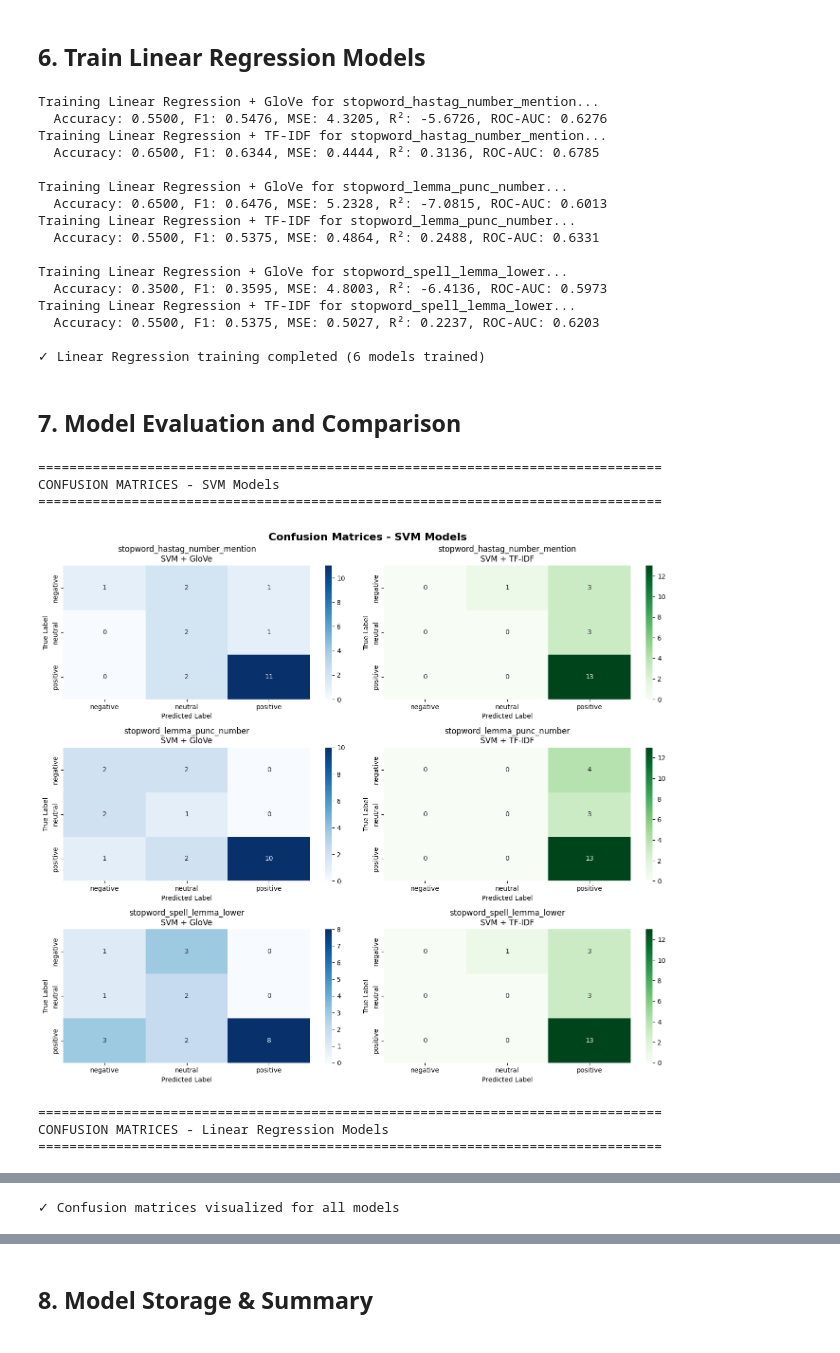
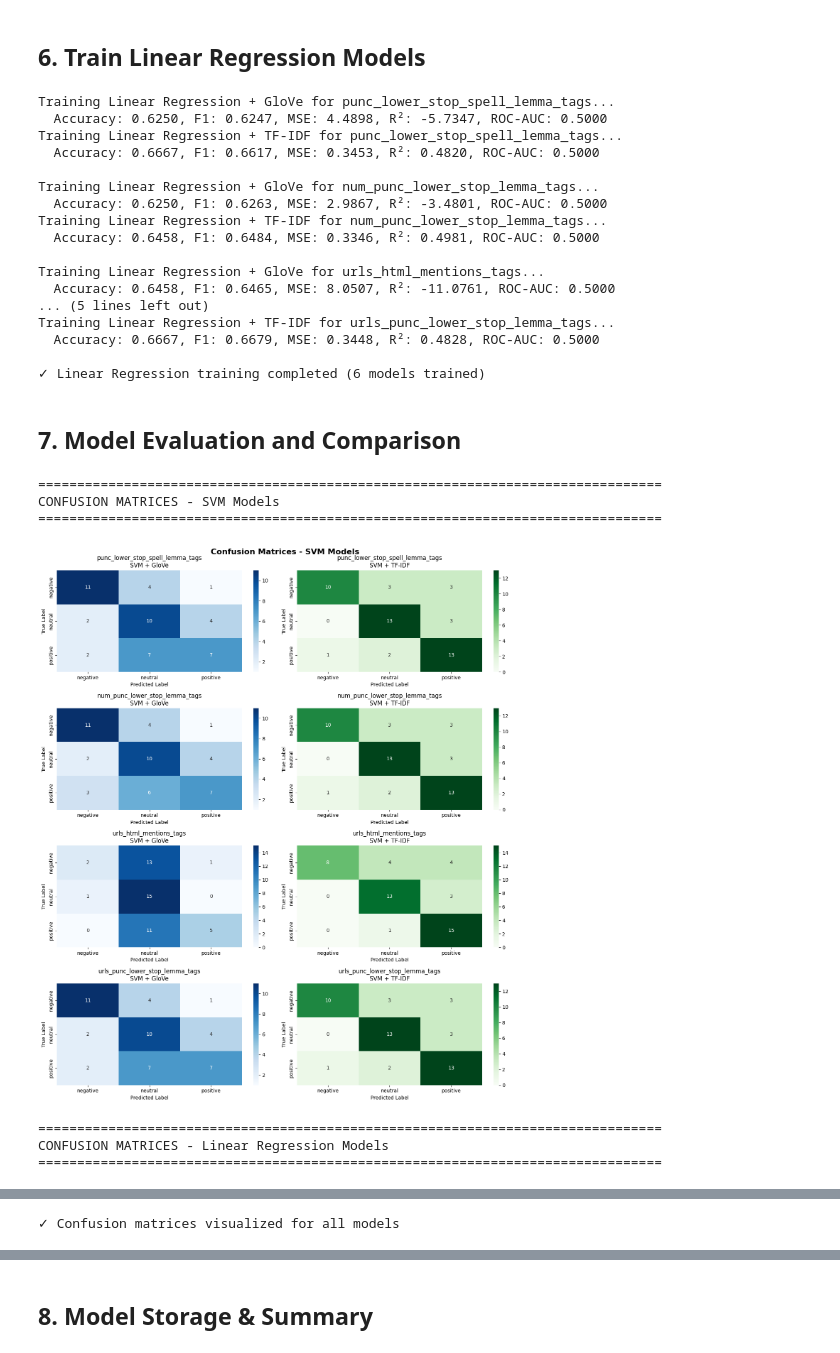
Before and after one commit to Alialaa122/task4_social_project, a Jupyter notebook: Model_Training.ipynb, the cells around one changed output, grey strips where cells are left out. Cells and saved outputs as stored; diff of their text form; code cells hidden in the pictures.

Commit message:
Add files via upload
adding modified dataset to balance the data

```diff
--- a/Model_Training.ipynb
+++ b/Model_Training.ipynb
@@ -26,22 +27,43 @@ print("✓ All libraries imported successfully")
 # %% [markdown]
 ## 1. Load CSV Files
 # %%
-# Load all three CSV files
+# Define paths to the new datasets from Task 2
 csv_files = {
-    'stopword_hastag_number_mention': 'stopword_hastag_number_mention_labeled2.csv',
-    'stopword_lemma_punc_number': 'stopword_lemma_punc_number_labeled2.csv',
-    'stopword_spell_lemma_lower': 'stopword_spell_lemma_lower_labeled2.csv'
+    'punc_lower_stop_spell_lemma_tags': 'cleaned_remove_punctuation_lowercase_remove_stopwords_fix_spelling_lemmatize_extract_tags.csv',
+    'num_punc_lower_stop_lemma_tags': 'cleaned_remove_numbers_remove_punctuation_lowercase_remove_stopwords_lemmatize_extract_tags.csv',
+    'urls_html_mentions_tags': 'cleaned_remove_urls_remove_html_remove_mentions_remove_hashtags_remove_punctuation_extract_tags.csv',
+    'urls_punc_lower_stop_lemma_tags': 'cleaned_remove_urls_remove_punctuation_lowercase_remove_stopwords_lemmatize_extract_tags.csv'
 }
+
+def rating_to_sentiment(rating):
+    if rating <= 5:
+        return "negative"
+    elif rating <= 7:
+        return "neutral"
+    else:
+        return "positive"
+
 
 datasets = {}
 for name, filename in csv_files.items():
-    df = pd.read_csv(filename)
+    filepath = os.path.join(filename)
+    df = pd.read_csv(filepath)
+
+    # Handle missing ground_truth by deriving it from rating
+    if 'ground_truth' not in df.columns and 'rating' in df.columns:
+        df['ground_truth'] = df['rating'].apply(rating_to_sentiment)
+
+    # Ensure cleaned_text exists and handle NaNs
+    if 'cleaned_text' in df.columns:
+        df = df.dropna(subset=['cleaned_text', 'ground_truth'])
+
     datasets[name] = df
     print(f"\n{name}:")
     print(f"  Shape: {df.shape}")
     print(f"  Columns: {df.columns.tolist()}")
-    print(f"  Target distribution:\n{df['ground_truth'].value_counts()}")
-    print(f"  Missing values: {df.isnull().sum().sum()}")
+    if 'ground_truth' in df.columns:
+        print(f"  Target distribution:\n{df['ground_truth'].value_counts()}")
+    print(f"  Total Missing values: {df.isnull().sum().sum()}")
 
-print("\n✓ All datasets loaded successfully")
+print("\n✓ All datasets loaded and prepared successfully")
 # %% [output]
@@ -506,20 +535,21 @@ for dataset_name in data_splits.keys():
 
 print("\n✓ Linear Regression training completed (6 models trained)")
 # %% [output]
-Training Linear Regression + GloVe for stopword_hastag_number_mention...
-  Accuracy: 0.5500, F1: 0.5476, MSE: 4.3205, R²: -5.6726, ROC-AUC: 0.6276
-Training Linear Regression + TF-IDF for stopword_hastag_number_mention...
-  Accuracy: 0.6500, F1: 0.6344, MSE: 0.4444, R²: 0.3136, ROC-AUC: 0.6785
+Training Linear Regression + GloVe for punc_lower_stop_spell_lemma_tags...
+  Accuracy: 0.6250, F1: 0.6247, MSE: 4.4898, R²: -5.7347, ROC-AUC: 0.5000
+Training Linear Regression + TF-IDF for punc_lower_stop_spell_lemma_tags...
+  Accuracy: 0.6667, F1: 0.6617, MSE: 0.3453, R²: 0.4820, ROC-AUC: 0.5000
 
-Training Linear Regression + GloVe for stopword_lemma_punc_number...
-  Accuracy: 0.6500, F1: 0.6476, MSE: 5.2328, R²: -7.0815, ROC-AUC: 0.6013
-Training Linear Regression + TF-IDF for stopword_lemma_punc_number...
-  Accuracy: 0.5500, F1: 0.5375, MSE: 0.4864, R²: 0.2488, ROC-AUC: 0.6331
+Training Linear Regression + GloVe for num_punc_lower_stop_lemma_tags...
+  Accuracy: 0.6250, F1: 0.6263, MSE: 2.9867, R²: -3.4801, ROC-AUC: 0.5000
+Training Linear Regression + TF-IDF for num_punc_lower_stop_lemma_tags...
+  Accuracy: 0.6458, F1: 0.6484, MSE: 0.3346, R²: 0.4981, ROC-AUC: 0.5000
 
-Training Linear Regression + GloVe for stopword_spell_lemma_lower...
-  Accuracy: 0.3500, F1: 0.3595, MSE: 4.8003, R²: -6.4136, ROC-AUC: 0.5973
-Training Linear Regression + TF-IDF for stopword_spell_lemma_lower...
-  Accuracy: 0.5500, F1: 0.5375, MSE: 0.5027, R²: 0.2237, ROC-AUC: 0.6203
+Training Linear Regression + GloVe for urls_html_mentions_tags...
+  Accuracy: 0.6458, F1: 0.6465, MSE: 8.0507, R²: -11.0761, ROC-AUC: 0.5000
+... (5 lines left out)
+Training Linear Regression + TF-IDF for urls_punc_lower_stop_lemma_tags...
+  Accuracy: 0.6667, F1: 0.6679, MSE: 0.3448, R²: 0.4828, ROC-AUC: 0.5000
 
 ✓ Linear Regression training completed (6 models trained)
 # %% [markdown]
@@ -530,7 +560,7 @@ print("="*80)
 print("CONFUSION MATRICES - SVM Models")
 print("="*80)
 
-fig, axes = plt.subplots(3, 2, figsize=(14, 12))
+fig, axes = plt.subplots(4, 2, figsize=(14, 16))
 fig.suptitle('Confusion Matrices - SVM Models', fontsize=16, fontweight='bold')
 
 dataset_list = list(data_splits.keys())
@@ -562,38 +592,38 @@ print("\n" + "="*80)
 print("CONFUSION MATRICES - Linear Regression Models")
 print("="*80)
 
-fig, axes = plt.subplots(3, 2, figsize=(14, 12))
+fig, axes = plt.subplots(4, 2, figsize=(14, 16))
 fig.suptitle('Confusion Matrices - Linear Regression Models', fontsize=16, fontweight='bold')
 
 for idx, dataset_name in enumerate(dataset_list):
     reverse_mapping = data_splits[dataset_name]['reverse_mapping']
     labels = [reverse_mapping[i] for i in sorted(reverse_mapping.keys())]
 
     # GloVe
     cm_glove = lr_confusion_matrices[f'{dataset_name}_glove_lr']
     sns.heatmap(cm_glove, annot=True, fmt='d', cmap='Blues', ax=axes[idx, 0],
                 xticklabels=labels, yticklabels=labels, cbar=True)
     axes[idx, 0].set_title(f'{dataset_name}\nLinear Regression + GloVe')
     axes[idx, 0].set_ylabel('True Label')
     axes[idx, 0].set_xlabel('Predicted Label')
 
     # TF-IDF
     cm_tfidf = lr_confusion_matrices[f'{dataset_name}_tfidf_lr']
     sns.heatmap(cm_tfidf, annot=True, fmt='d', cmap='Greens', ax=axes[idx, 1],
                 xticklabels=labels, yticklabels=labels, cbar=True)
     axes[idx, 1].set_title(f'{dataset_name}\nLinear Regression + TF-IDF')
     axes[idx, 1].set_ylabel('True Label')
     axes[idx, 1].set_xlabel('Predicted Label')
 
 plt.tight_layout()
 plt.show()
 
 print("\n✓ Confusion matrices visualized for all models")
 # %% [output]
 ================================================================================
 CONFUSION MATRICES - SVM Models
 ================================================================================
-[figure, old version]
+[figure, new version]
 ================================================================================
 CONFUSION MATRICES - Linear Regression Models
 ================================================================================
```
Also changed, not shown: parts of 29 cells of this notebook, 6 other files.
